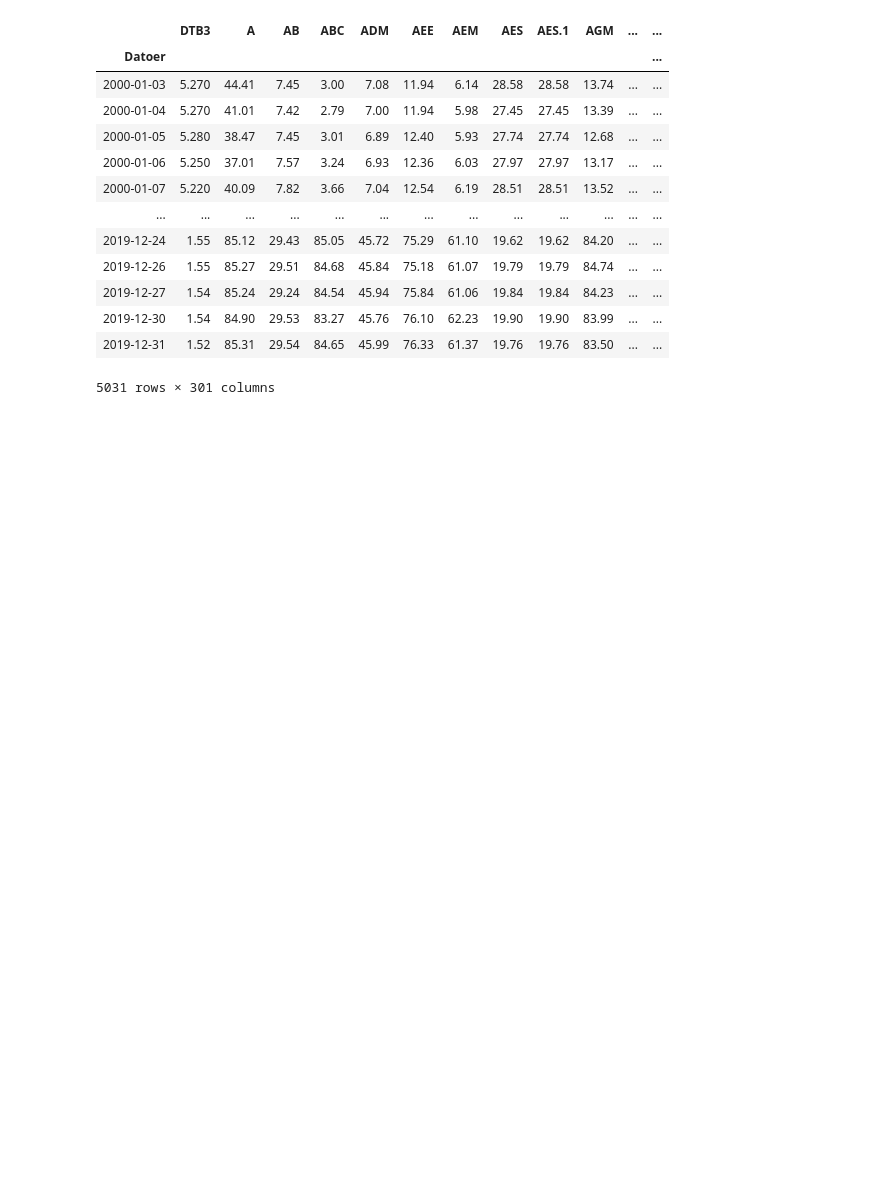
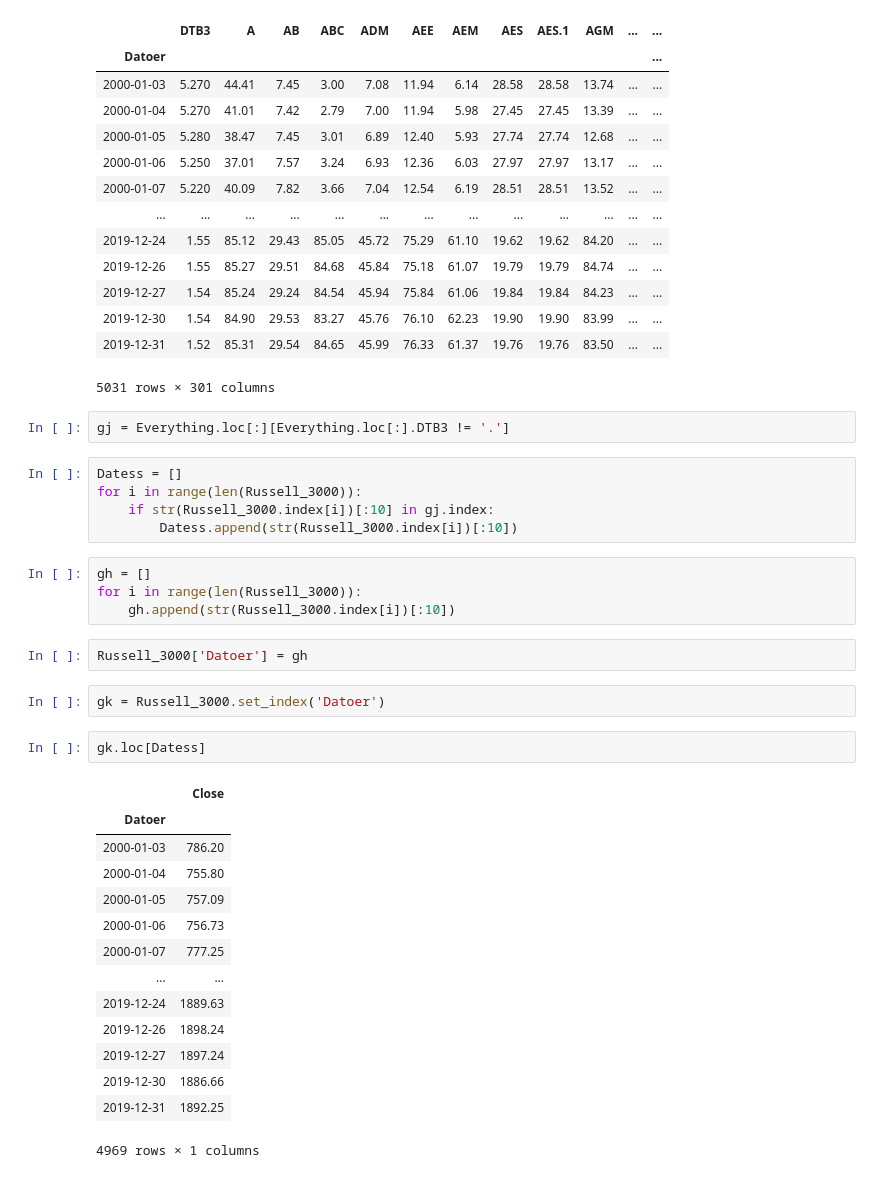
Before and after one commit to AlexanderLaustsen/Bachelorproject, a Jupyter notebook: Bachelor project.ipynb, the cells around one changed output. Cells and saved outputs as stored; diff of their text form; blank space fills up the shorter version.

```diff
--- a/Bachelor project.ipynb
+++ b/Bachelor project.ipynb
@@ -146,3 +133,35 @@ Everything
 | 2019-12-30 | 1.54 | 84.90 | 29.53 | 83.27 | 45.76 | 76.10 | 62.23 | 19.90 | 19.90 | 83.99 | ... | ... |
 | 2019-12-31 | 1.52 | 85.31 | 29.54 | 84.65 | 45.99 | 76.33 | 61.37 | 19.76 | 19.76 | 83.50 | ... | ... |
 5031 rows × 301 columns
+# %%
+gj = Everything.loc[:][Everything.loc[:].DTB3 != '.']
+# %%
+Datess = []
+for i in range(len(Russell_3000)):
+    if str(Russell_3000.index[i])[:10] in gj.index:
+        Datess.append(str(Russell_3000.index[i])[:10])
+# %%
+gh = []
+for i in range(len(Russell_3000)):
+    gh.append(str(Russell_3000.index[i])[:10])
+# %%
+Russell_3000['Datoer'] = gh
+# %%
+gk = Russell_3000.set_index('Datoer')
+# %%
+gk.loc[Datess]
+# %% [output]
+|  | Close |
+| Datoer |  |
+| 2000-01-03 | 786.20 |
+| 2000-01-04 | 755.80 |
+| 2000-01-05 | 757.09 |
+| 2000-01-06 | 756.73 |
+| 2000-01-07 | 777.25 |
+| ... | ... |
+| 2019-12-24 | 1889.63 |
+| 2019-12-26 | 1898.24 |
+| 2019-12-27 | 1897.24 |
+| 2019-12-30 | 1886.66 |
+| 2019-12-31 | 1892.25 |
+4969 rows × 1 columns
```
Also changed, not shown: parts of 4 cells of this notebook.
